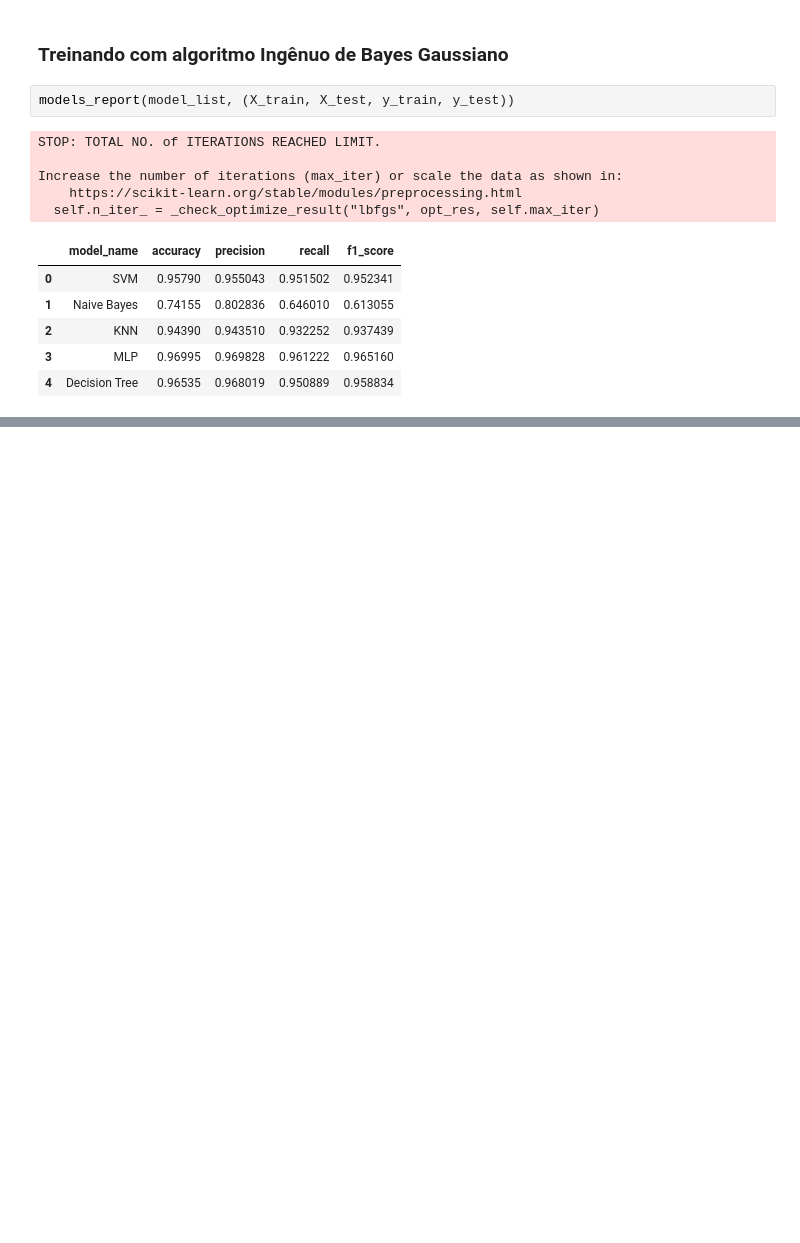
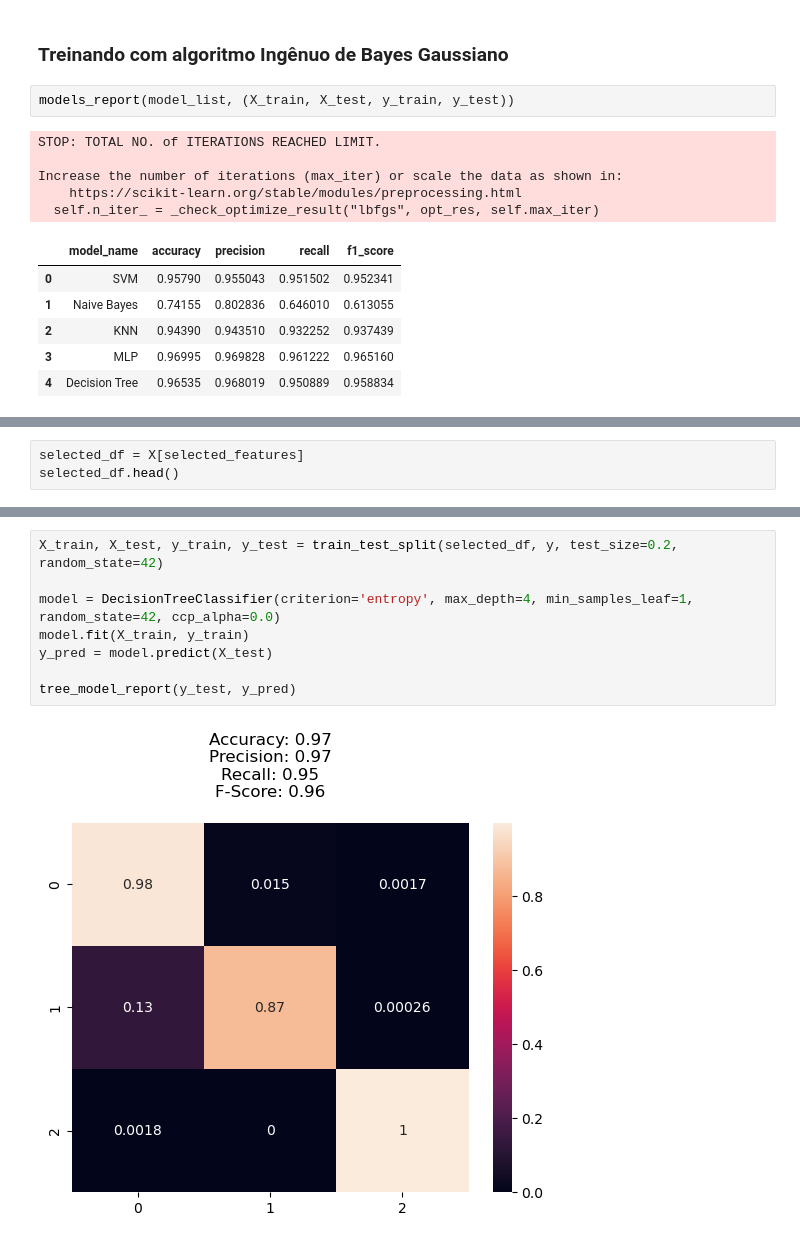
Before and after one commit to dvccs-softex/apd-de-maquina-RRIA, a Jupyter notebook: notebook.ipynb, the cells around one changed output, grey strips where cells are left out. Drawn from its saved outputs; the diff is of its cells as text; blank space fills up the shorter version.

```diff
--- a/notebook.ipynb
+++ b/notebook.ipynb
@@ -337,0 +373,3 @@ Increase the number of iterations (max_iter) or scale the data as shown in:
+# %%
+selected_df = X[selected_features]
+selected_df.head()
@@ -337,0 +383,10 @@ Increase the number of iterations (max_iter) or scale the data as shown in:
+# %%
+X_train, X_test, y_train, y_test = train_test_split(selected_df, y, test_size=0.2, random_state=42)
+
+model = DecisionTreeClassifier(criterion='entropy', max_depth=4, min_samples_leaf=1, random_state=42, ccp_alpha=0.0)
+model.fit(X_train, y_train)
+y_pred = model.predict(X_test)
+
+tree_model_report(y_test, y_pred)
+# %% [output]
+[figure, added]
```
Also changed, not shown: parts of 5 cells of this notebook.
